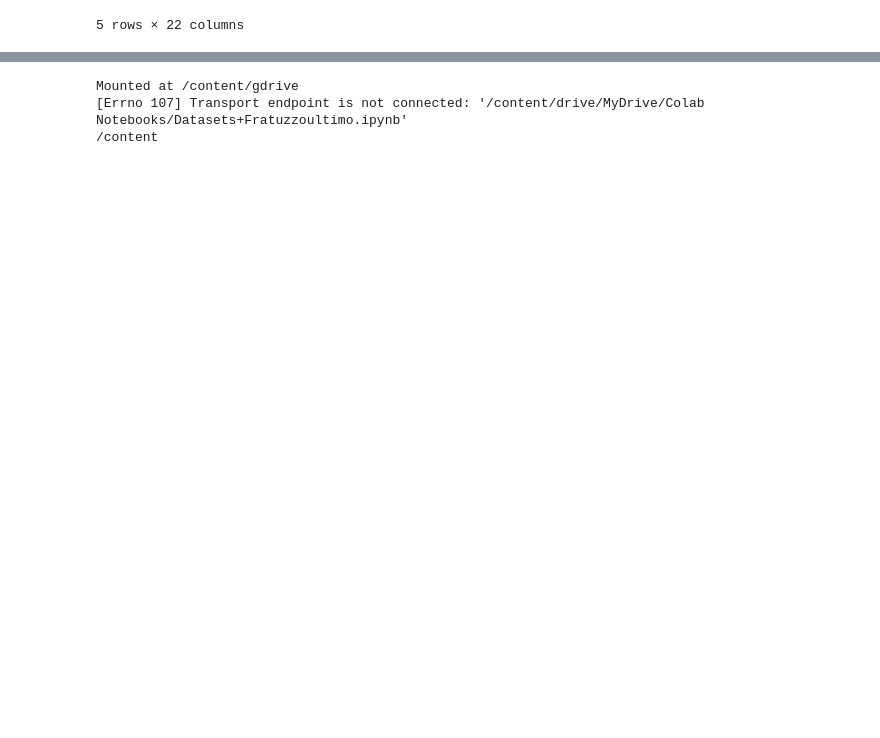
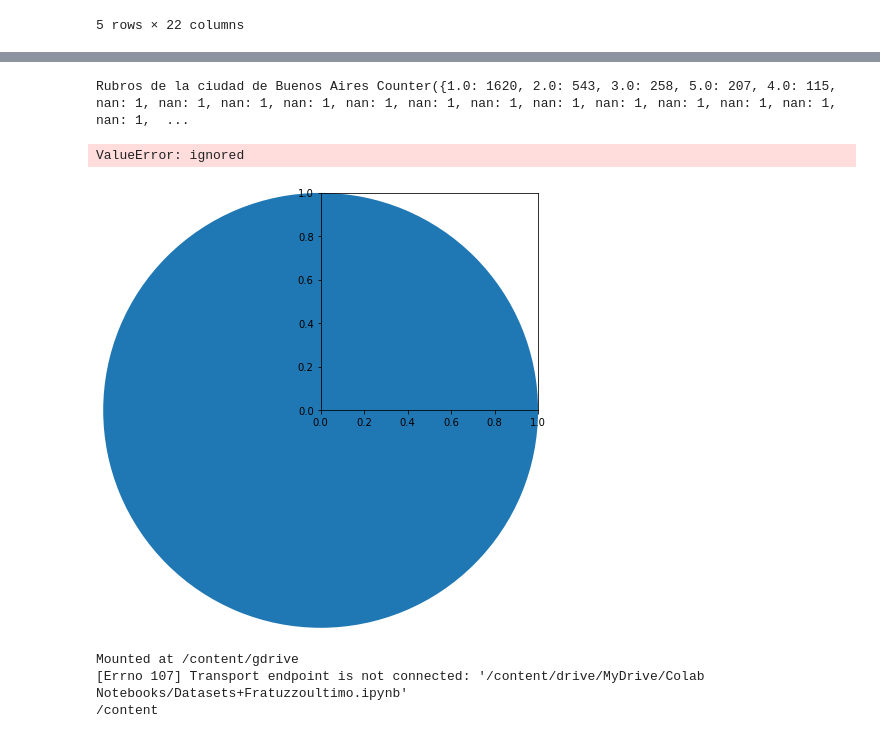
Before and after one commit to juampi2388/Entrega-trabajo-Juan-Pablo-Fratuzzo, a Jupyter notebook: Datasets+Fratuzzoultimo.ipynb, the cells around one changed output, grey strips where cells are left out. Saved outputs shown, nothing was run; the diff lists cells and outputs as text; code cells hidden in the pictures; blank space fills up the shorter version.

```diff
--- a/Datasets+Fratuzzoultimo.ipynb
+++ b/Datasets+Fratuzzoultimo.ipynb
@@ -38,0 +67,19 @@ df.head()
+# %%
+#sumar cantidad de datos iguales en una columna
+
+lista_valores= df ['NIVEL_LOCALES'].tolist()
+lista_valores
+from collections import Counter
+contador= Counter (lista_valores)
+tamaniocom = ['MUY CHICO', 'CHICO', 'MEDIANO',
+        'GRANDE', 'MUY GRANDE']
+print ('Rubros de la ciudad de Buenos Aires', contador)
+#plt.pie (df['NIVEL_LOCALES'],labels= tamaniocom)
+#armar un if que cuente del 1 al 5 y sume los valores, eliminando los nan
+fig,ax = plt.subplots()
+ax.pie(df['NIVEL_LOCALES'])
+#plt.show()
+# %% [output]
+Rubros de la ciudad de Buenos Aires Counter({1.0: 1620, 2.0: 543, 3.0: 258, 5.0: 207, 4.0: 115, nan: 1, nan: 1, nan: 1, nan: 1, nan: 1, nan: 1, nan: 1, nan: 1, nan: 1, nan: 1, nan: 1, nan: 1, nan: 1,  ...
+ValueError: ignored
+[figure, added]
```
Also changed, not shown: parts of 9 cells of this notebook.
